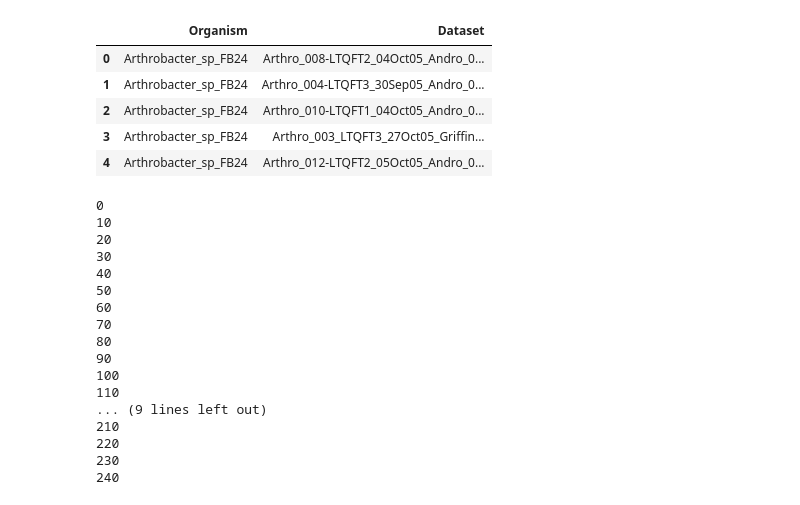
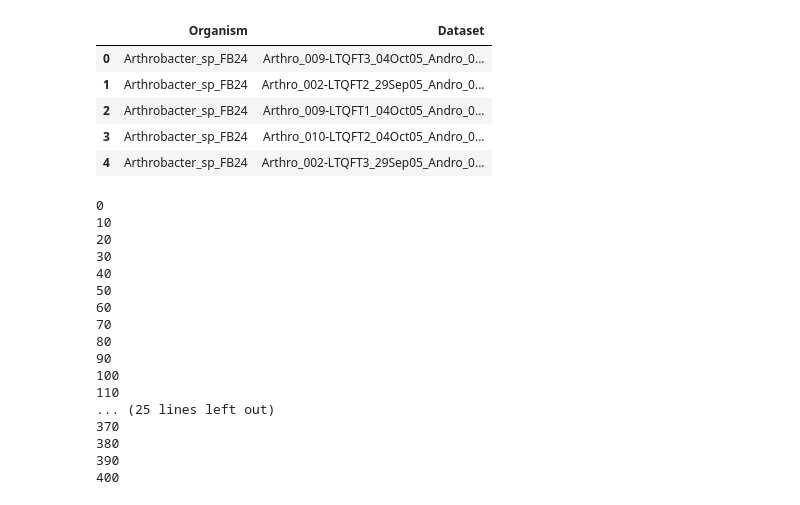
Before and after one commit to MitsukiUsui/proteome, a Jupyter notebook: createsequence/assign_annotated.ipynb, the cells around one changed output. Cells and saved outputs as stored; diff of their text form; code cells hidden in the pictures.

Commit message:
DONE submitting job with pickdatasets/pnnl_downloads.csv

```diff
--- a/createsequence/assign_annotated.ipynb
+++ b/createsequence/assign_annotated.ipynb
@@ -2,24 +2,24 @@
 import pandas as pd
 import xml.etree.ElementTree as ET
 # %%
-df=pd.read_csv("../createcatalog/pnnl_downloads.csv")
+df=pd.read_csv("../pickdatasets/pnnl_downloads.csv")
 df=df[["Organism","Dataset"]].copy()
 df.head()
 # %% [output]
 |  | Organism | Dataset |
-| 0 | Arthrobacter_sp_FB24 | Arthro_008-LTQFT2_04Oct05_Andro_0... |
-| 1 | Arthrobacter_sp_FB24 | Arthro_004-LTQFT3_30Sep05_Andro_0... |
-| 2 | Arthrobacter_sp_FB24 | Arthro_010-LTQFT1_04Oct05_Andro_0... |
-| 3 | Arthrobacter_sp_FB24 | Arthro_003_LTQFT3_27Oct05_Griffin... |
-| 4 | Arthrobacter_sp_FB24 | Arthro_012-LTQFT2_05Oct05_Andro_0... |
+| 0 | Arthrobacter_sp_FB24 | Arthro_009-LTQFT3_04Oct05_Andro_0... |
+| 1 | Arthrobacter_sp_FB24 | Arthro_002-LTQFT2_29Sep05_Andro_0... |
+| 2 | Arthrobacter_sp_FB24 | Arthro_009-LTQFT1_04Oct05_Andro_0... |
+| 3 | Arthrobacter_sp_FB24 | Arthro_010-LTQFT2_04Oct05_Andro_0... |
+| 4 | Arthrobacter_sp_FB24 | Arthro_002-LTQFT3_29Sep05_Andro_0... |
 # %%
 annotated_lst=[]
-mzmiDir="/home/mitsuki/data/pnnl/massive.ucsd.edu/result/"
+mzidDir="/home/mitsuki/data/pnnl/massive.ucsd.edu/result"
 
 for key, row in df.iterrows():
     org=row["Organism"]
     data=row["Dataset"]
-    mzidFilepath=mzmiDir+org+'/'+data+'_msgfplus.mzid'
+    mzidFilepath=mzidDir+'/'+org+'/'+data+'_msgfplus.mzid'
 
     with open(mzidFilepath,'r') as f:
         XmlData=f.read()
@@ -46,11 +46,11 @@ for key, row in df.iterrows():
 90
 100
 110
-... (9 lines left out)
-210
-220
-230
-240
+... (25 lines left out)
+370
+380
+390
+400
 # %%
 df["annotated"]=annotated_lst
 # %%
```
Also changed, not shown: 6 other files.
